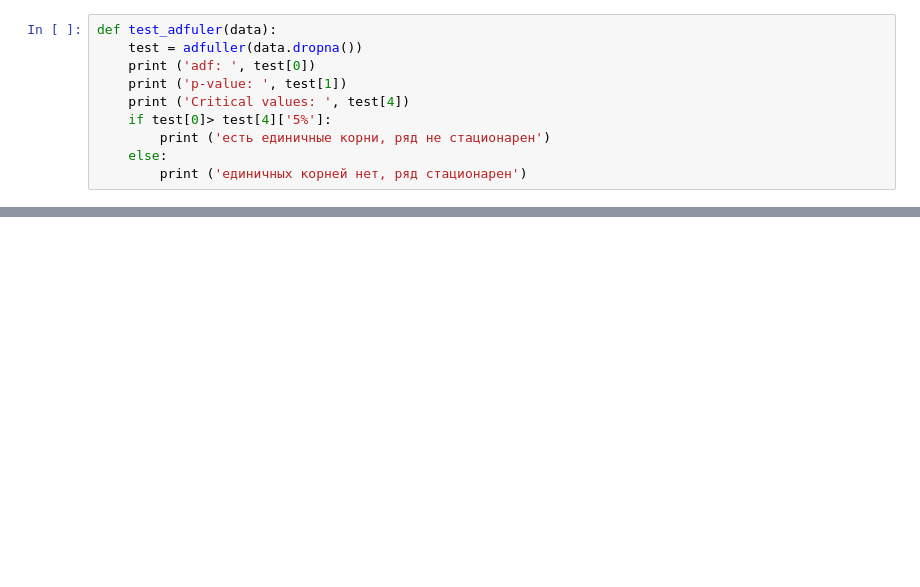
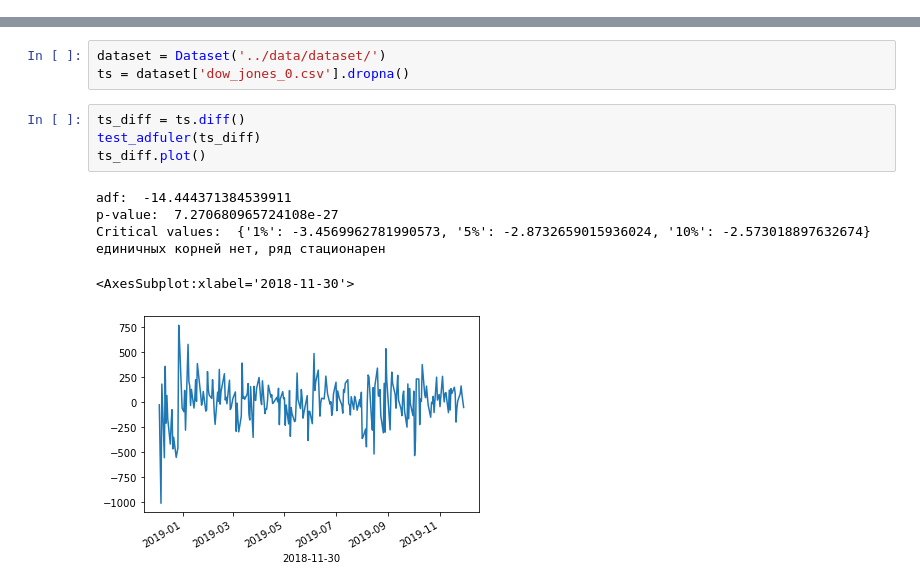
Before and after one commit to Zork777/ts_summer, a Jupyter notebook: week_1/home_work1.ipynb, the cells around one changed output, grey strips where cells are left out. Cells and saved outputs as stored; diff of their text form; blank space fills up the shorter version.

```diff
--- a/week_1/home_work1.ipynb
+++ b/week_1/home_work1.ipynb
@@ -26,10 +0,0 @@ def accor_adfuller(data, lags=None):
-# %%
-def test_adfuler(data):
-    test = adfuller(data.dropna())
-    print ('adf: ', test[0])
-    print ('p-value: ', test[1])
-    print ('Critical values: ', test[4])
-    if test[0]> test[4]['5%']:
-        print ('есть единичные корни, ряд не стационарен')
-    else:
-        print ('единичных корней нет, ряд стационарен')
@@ -43,0 +25,14 @@ data.plot(figsize=(10, 8))
+# %%
+dataset = Dataset('../data/dataset/')
+ts = dataset['dow_jones_0.csv'].dropna()
+# %%
+ts_diff = ts.diff()
+test_adfuler(ts_diff)
+ts_diff.plot()
+# %% [output]
+adf:  -14.444371384539911
+p-value:  7.270680965724108e-27
+Critical values:  {'1%': -3.4569962781990573, '5%': -2.8732659015936024, '10%': -2.573018897632674}
+единичных корней нет, ряд стационарен
+<AxesSubplot:xlabel='2018-11-30'>
+[figure, added]
```
Also changed, not shown: parts of 30 cells of this notebook, 23 other files.
